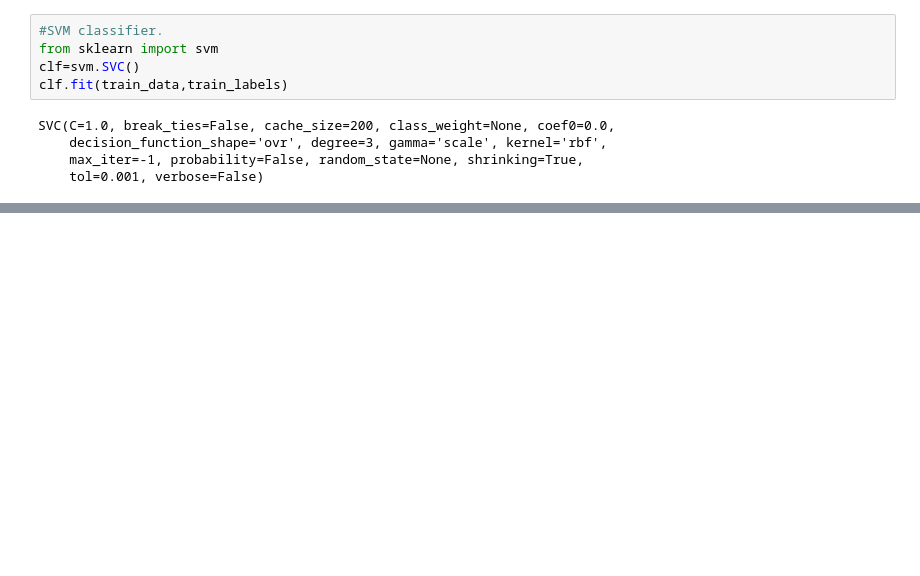
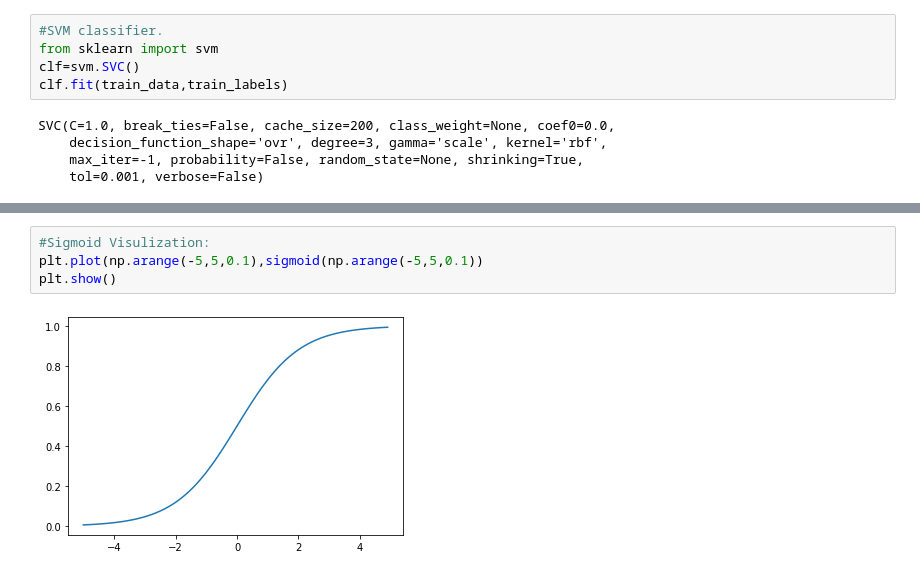
Before and after one commit to hiren-2911/Stroke_prediction, a Jupyter notebook: Stroke_prediction.ipynb, the cells around one changed output, grey strips where cells are left out. Saved outputs shown, nothing was run; the diff lists cells and outputs as text; blank space fills up the shorter version.

```diff
--- a/Stroke_prediction.ipynb
+++ b/Stroke_prediction.ipynb
@@ -168,0 +197,6 @@ acc
+# %%
+#Sigmoid Visulization:
+plt.plot(np.arange(-5,5,0.1),sigmoid(np.arange(-5,5,0.1))
+plt.show()
+# %% [output]
+[figure, added]
```
Also changed, not shown: parts of 19 cells of this notebook.
